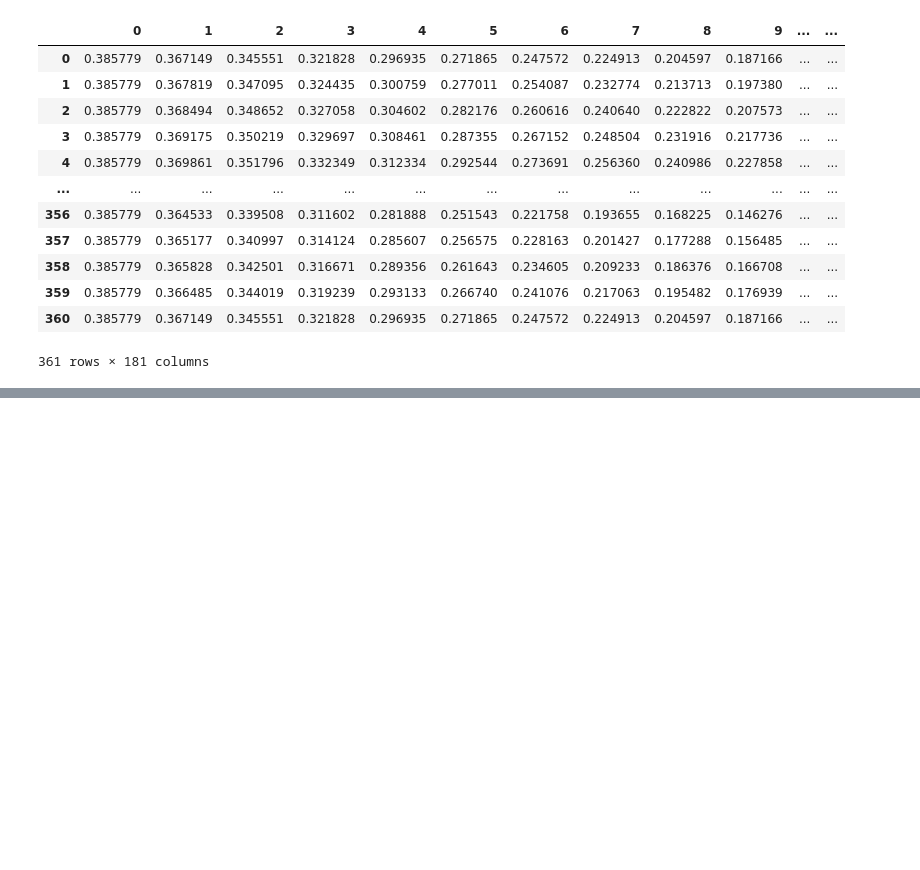
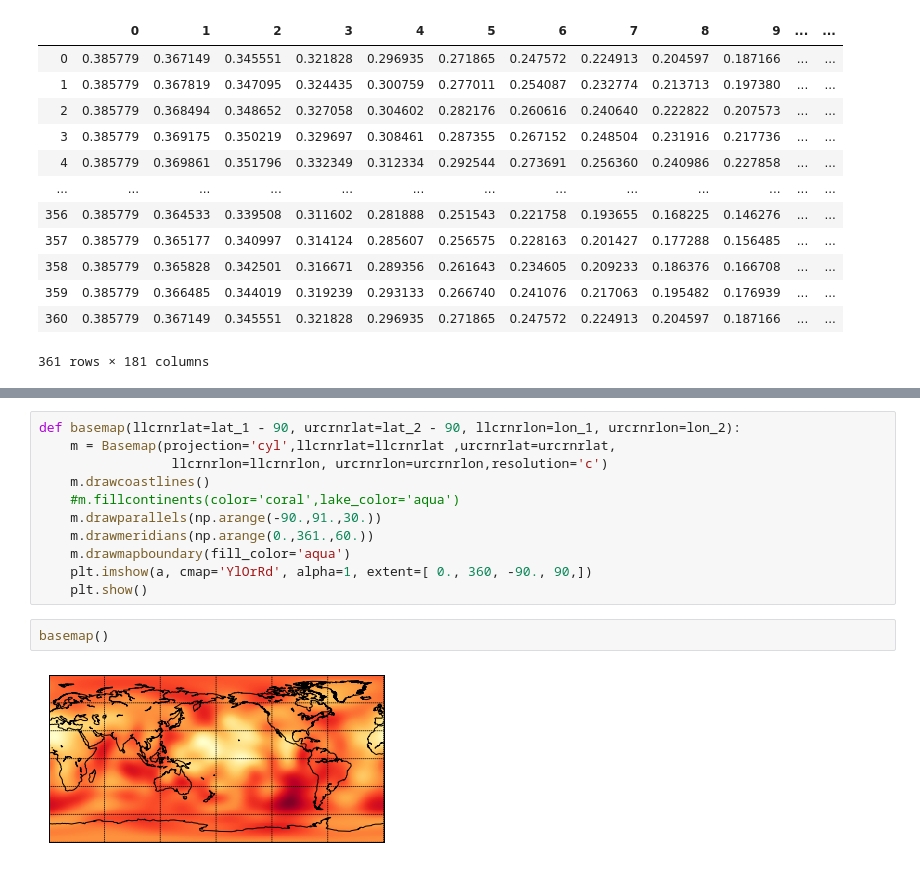
Before and after one commit to megavaz/graphic, a Jupyter notebook: l2/map.ipynb, the cells around one changed output, grey strips where cells are left out. Drawn from its saved outputs; the diff is of its cells as text; blank space fills up the shorter version.

```diff
--- a/l2/map.ipynb
+++ b/l2/map.ipynb
@@ -52,0 +78,15 @@ plt.show()
+# %%
+def basemap(llcrnrlat=lat_1 - 90, urcrnrlat=lat_2 - 90, llcrnrlon=lon_1, urcrnrlon=lon_2):
+    m = Basemap(projection='cyl',llcrnrlat=llcrnrlat ,urcrnrlat=urcrnrlat,
+                 llcrnrlon=llcrnrlon, urcrnrlon=urcrnrlon,resolution='c')
+    m.drawcoastlines()
+    #m.fillcontinents(color='coral',lake_color='aqua')
+    m.drawparallels(np.arange(-90.,91.,30.))
+    m.drawmeridians(np.arange(0.,361.,60.))
+    m.drawmapboundary(fill_color='aqua')
+    plt.imshow(a, cmap='YlOrRd', alpha=1, extent=[ 0., 360, -90., 90,])
+    plt.show()
+# %%
+basemap()
+# %% [output]
+[figure, added]
```
Also changed, not shown: parts of 6 cells of this notebook, 3 other files.
